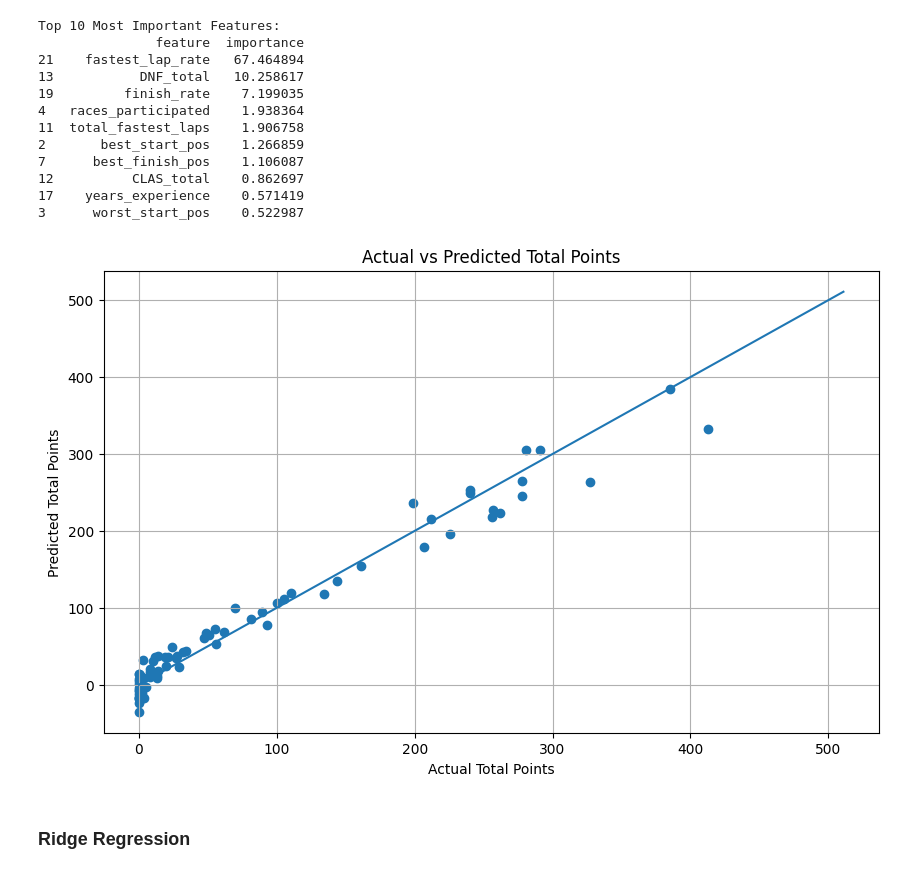
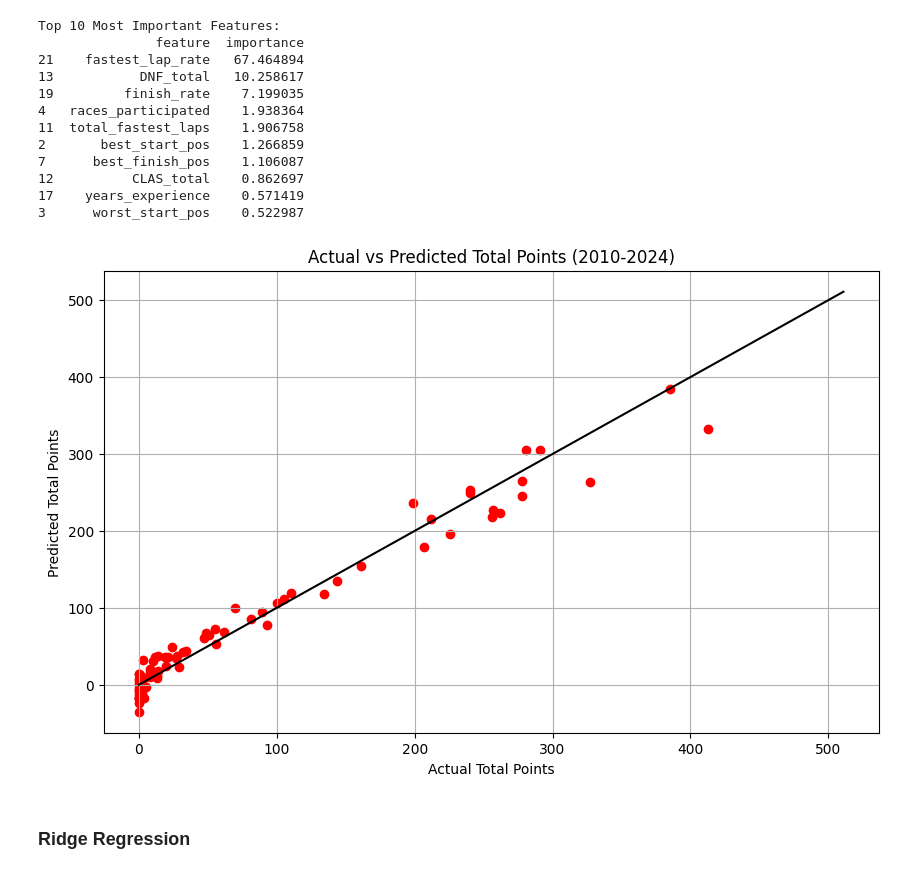
Before and after one commit to JackRWilson/Formula-1-Project, a Jupyter notebook: notebooks/f1_analysis.ipynb, the cells around one changed output. Cells and saved outputs as stored; diff of their text form; code cells hidden in the pictures.

```diff
--- a/notebooks/f1_analysis.ipynb
+++ b/notebooks/f1_analysis.ipynb
@@ -1013,15 +1022,15 @@ Top 10 Most Important Features:
 3      worst_start_pos    0.522987
 # %%
 plt.figure(figsize=(10,6))
-plt.scatter(y_test, y_pred)
-plt.plot([y.min(), y.max()], [y.min(), y.max()])
+plt.scatter(y_test, y_pred, color="red")
+plt.plot([y.min(), y.max()], [y.min(), y.max()], color="black")
 plt.xlabel("Actual Total Points")
 plt.ylabel("Predicted Total Points")
-plt.title("Actual vs Predicted Total Points")
+plt.title("Actual vs Predicted Total Points (2010-2024)")
 plt.grid(True)
 plt.show()
 # %% [output]
-[figure, old version]
+[figure, new version]
 # %% [markdown]
 ### Ridge Regression
 # %%
```
Also changed, not shown: parts of 6 cells of this notebook.
